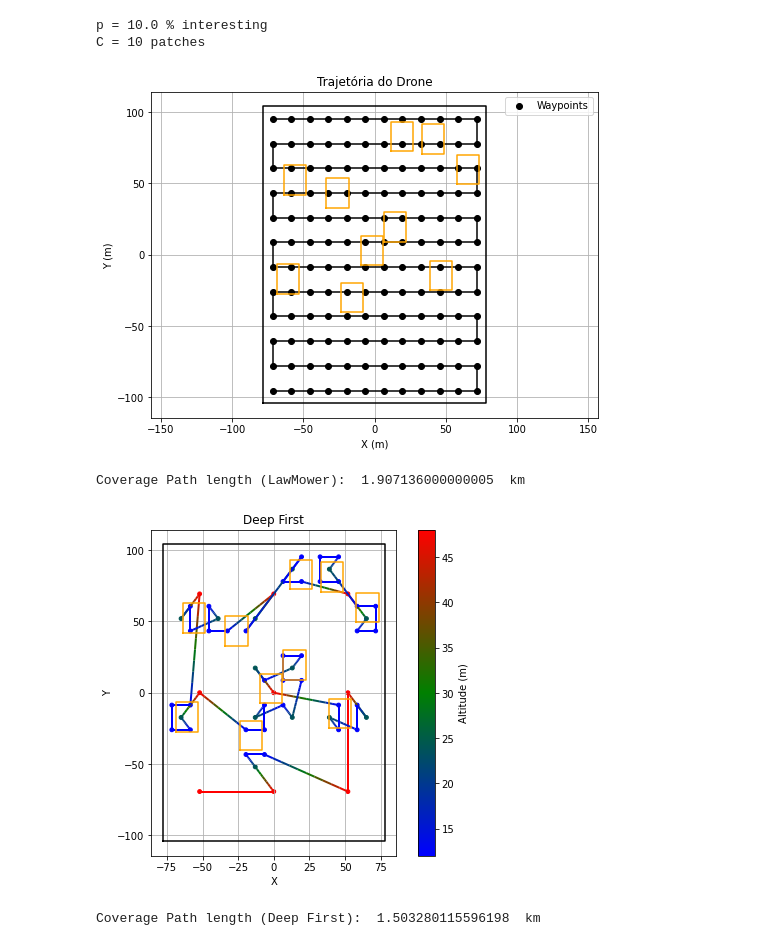
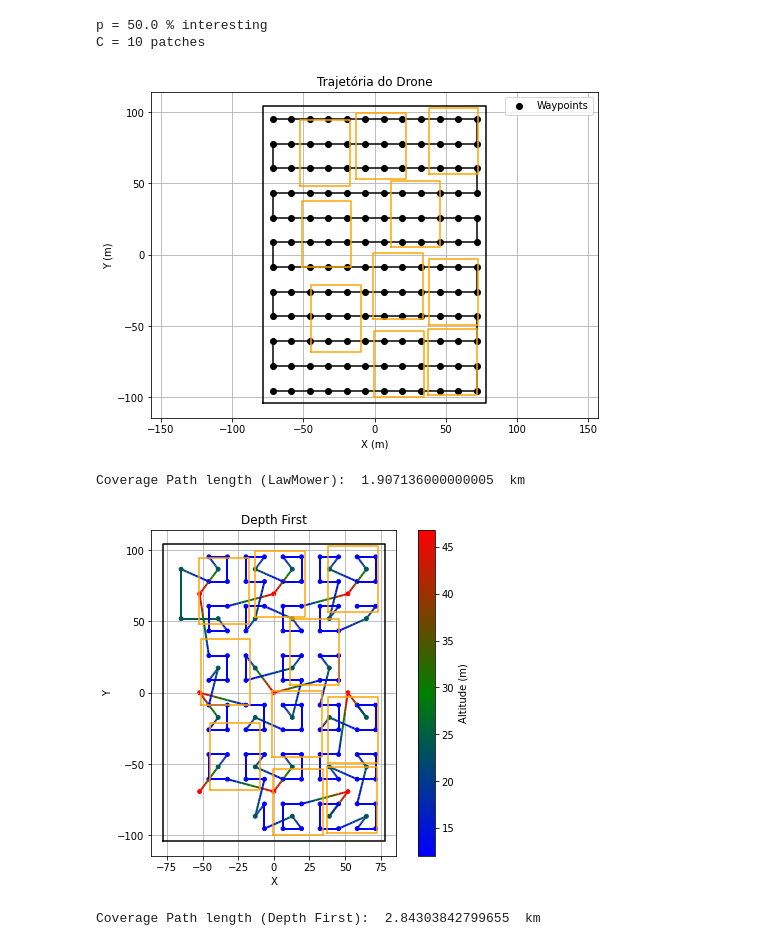
Before and after one commit to David1340/Doutorado_Drone, a Jupyter notebook: Comparacao.ipynb, the cells around one changed output. Cells and saved outputs as stored; diff of their text form; code cells hidden in the pictures.

Commit message:
Shiortcut First funcionando

```diff
--- a/Comparacao.ipynb
+++ b/Comparacao.ipynb
@@ -8,7 +8,7 @@ from utils import SensorCamera, CoverageNode, Tree
 from utils import lawmowerPath
 import random
 
-#random.seed(42)  # For reproducibility
+random.seed(42)  # For reproducibility
 
 DJImini3Camera = SensorCamera()
 desirableGSD = 1*0.43 #cm/px
@@ -22,7 +22,7 @@ waypointsLawMower = lawmowerPath(poly, height, width, angle_deg)
 areas_de_interesse = []
 base = Polygon([(-0.1*height*L, -0.1*width*L), (0.1*height*L,-0.1*width*L), (0.1*height*L,0.1*width*L), (-0.1*height*L,0.1*width*L)])
 
-p = 10 # proporção de área de interesse em relação à área total
+p = 50 # proporção de área de interesse em relação à área total
 c = 10 # número de patches de interesse
 base = affinity.scale(base,np.sqrt(p/c), np.sqrt(p/c), origin=(0, 0))
 cont = 0
@@ -44,6 +44,6 @@ interesting_area = interesting_area /poly.area
 print("p =", np.round(interesting_area * 100,2), "%", "interesting")
 print("C =", len(areas_de_interesse), "patches")
 # %% [output]
-p = 10.0 % interesting
+p = 50.0 % interesting
 C = 10 patches
 # %%
@@ -92,18 +94,19 @@ def DeepFirst(node, areas_de_interesse, camera, min_area, nextNode = None):
         candidatos = node.found_children_grid(camera)
         filhos = []
         for filho in candidatos:
-            if(any(p.intersection(filho.polygon).area / p.area >= min_area for p in areas_de_interesse)):
+            if(filho.check_interesse(areas_de_interesse,min_area)):
                 filhos.append(filho)
         if filhos:
             filhos = ordem_otima_dos_filhos(node,filhos,nextNode)
         for i, filho in enumerate(filhos):
             node.add_children(filho)
-            if(i < len(filhos) - 1):
-                DeepFirst(filho, areas_de_interesse, camera, min_area, filhos[i+1])
-            else:
-                DeepFirst(filho, areas_de_interesse, camera,min_area, nextNode)
+            if(node.level < 1):
+                if(i < len(filhos) - 1):
+                    DeepFirst(filho, areas_de_interesse, camera, min_area, filhos[i+1])
+                else:
+                    DeepFirst(filho, areas_de_interesse, camera,min_area, nextNode)
 # %%
-min_area = 0.05
+min_area = 0.01
 for i, node in enumerate(DFTree.nodes):
     if(i < len(DFTree.nodes) -1):
         DeepFirst(node,areas_de_interesse, DJImini3Camera,min_area,DFTree.nodes[i+1])
@@ -143,7 +146,7 @@ for i in range(np.size(waypoints,0)-1):
     path_length += np.linalg.norm(waypoints[i+1] - waypoints[i])
 print("Coverage Path length (LawMower): ", path_length/1000, " km")
 # %% [output]
-[figure, old version]
+[figure, new version]
 Coverage Path length (LawMower):  1.907136000000005  km
 # %%
 waypointsDF = []
@@ -181,35 +184,35 @@ segments = np.concatenate([points[:-1], points[1:]], axis=1)
 z_segment = (z[:-1] + z[1:]) / 2
 
 # Plotando
 lc = LineCollection(segments, cmap=cmap_custom, array=z_segment, linewidth=2)
 
 fig, ax = plt.subplots(figsize=(8, 6))
 ax.add_collection(lc)
 ax.scatter(waypointsDF[:, 0], waypointsDF[:, 1], c=waypointsDF[:,2], cmap=cmap_custom, s=15)
 #ax.plot(waypointsDF[:, 0], waypointsDF[:, 1], 'o', color='black', markersize=5)
 plt.colorbar(lc, ax=ax, label='Altitude (m)')
 x, y = poly.exterior.xy
 ax.plot(x, y, color='black')
 if poly.interiors:
     for interior in poly.interiors:
         x, y = interior.xy
         ax.plot(x, y, color='black',alpha=0.1)
 for area_de_interesse in areas_de_interesse:
     x, y = area_de_interesse.exterior.xy
     plt.plot(x, y, color='orange')
 
 ax.plot()
 ax.set_aspect('equal')
 ax.grid(True)
-plt.title("Deepth First")
+plt.title("Depth First")
 plt.xlabel("X")
 plt.ylabel("Y")
 plt.show()
 path_length = 0
 for i in range(np.size(waypointsDF,0)-1):
     path_length += np.linalg.norm(waypointsDF[i+1] - waypointsDF[i])
-print("Coverage Path length (Deepth First): ", path_length/1000, " km")
+print("Coverage Path length (Depth First): ", path_length/1000, " km")
 # %% [output]
-[figure, old version]
+[figure, new version]
-Coverage Path length (Deep First):  1.503280115596198  km
+Coverage Path length (Depth First):  2.84303842799655  km
 # %%
```
Also changed, not shown: parts of 3 cells of this notebook, 1 other file.
